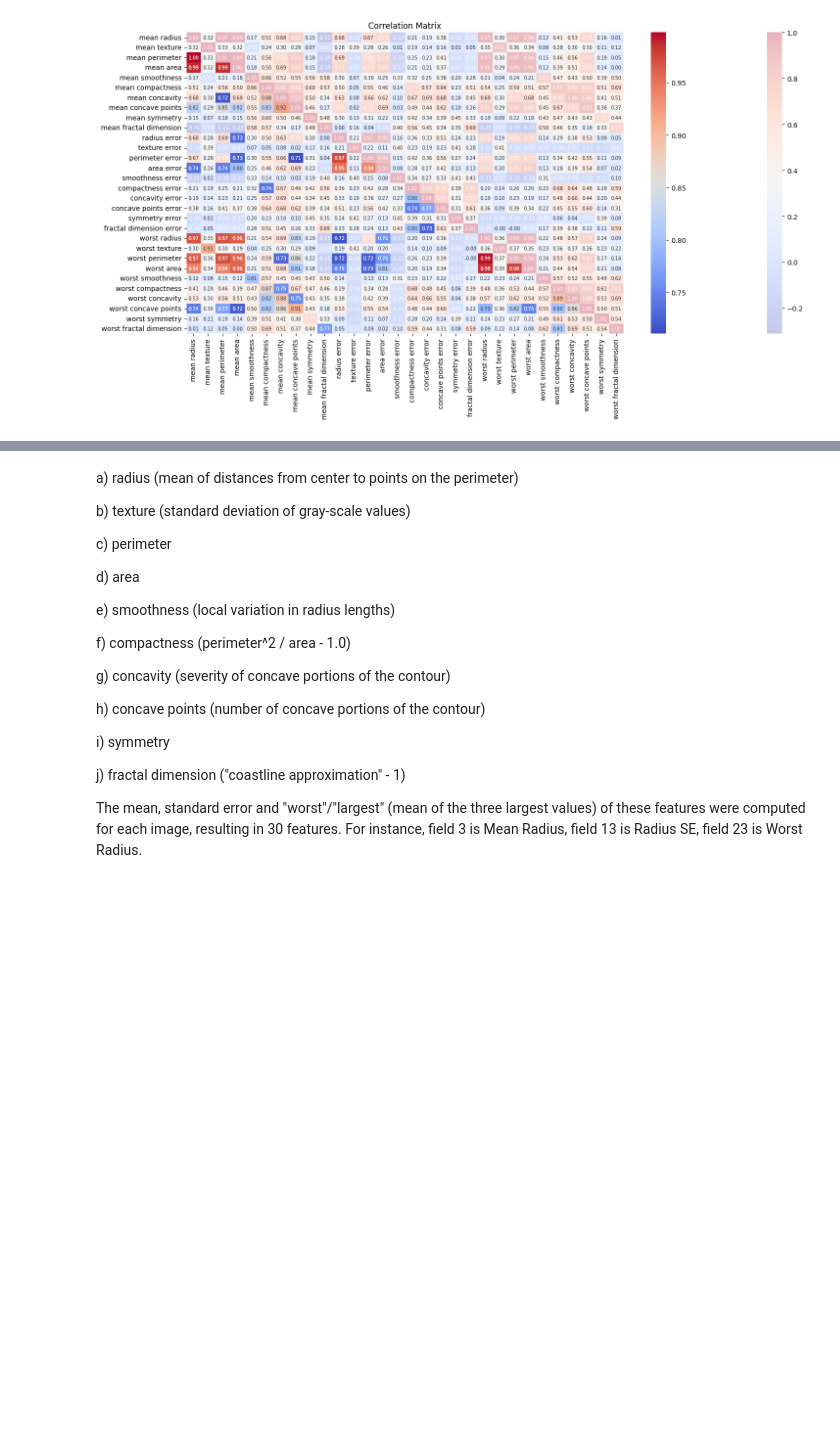
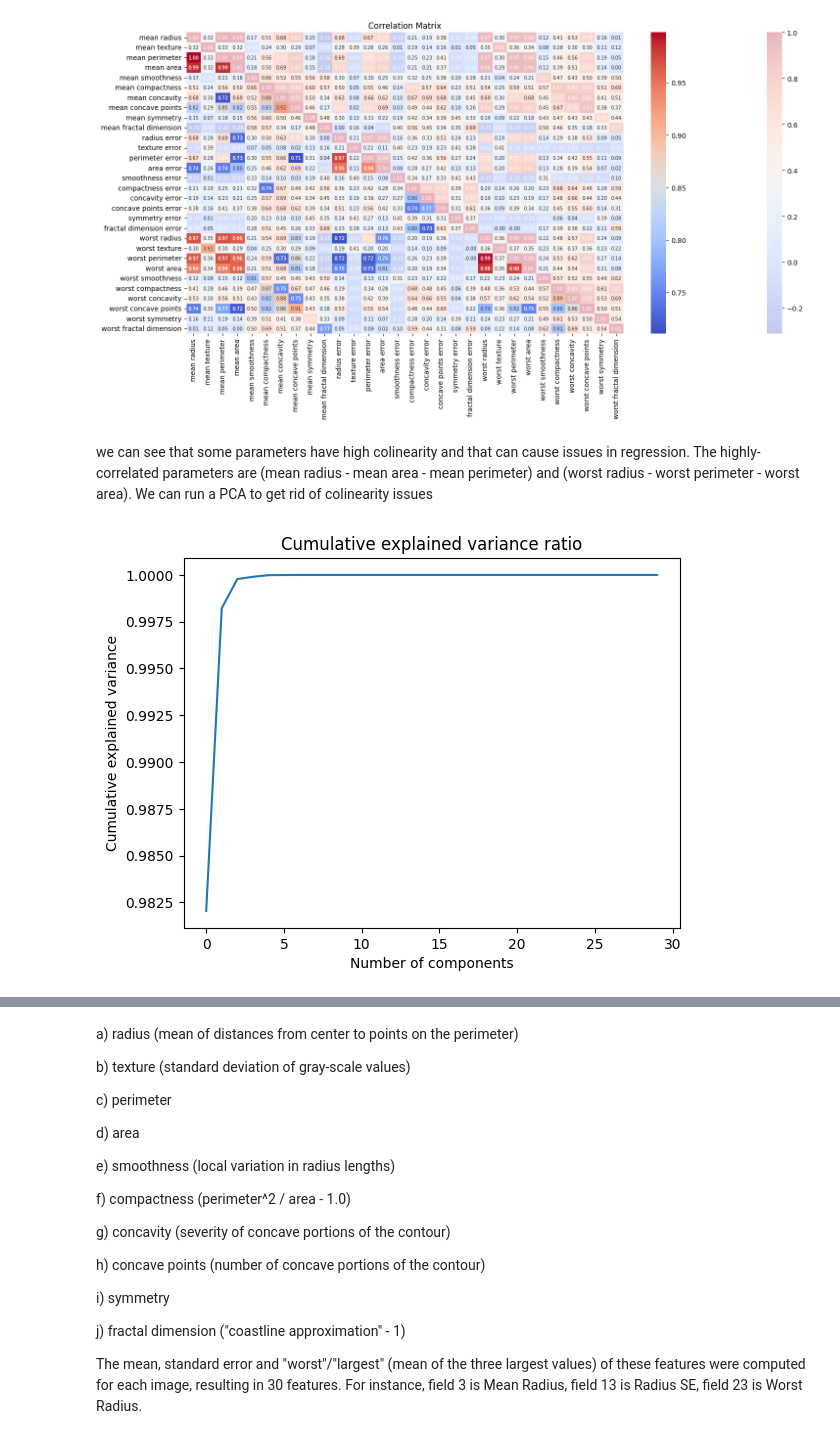
Before and after one commit to ignasiialemany/website_posts, a Jupyter notebook: LogisticRegression.ipynb, the cells around one changed output, grey strips where cells are left out. Cells and saved outputs as stored; diff of their text form; code cells hidden in the pictures; blank space fills up the shorter version.

Commit message:
Added PCA and building blocks for Logistic regression

```diff
--- a/LogisticRegression.ipynb
+++ b/LogisticRegression.ipynb
@@ -44,3 +44,22 @@ plt.title('Correlation Matrix')
 plt.show()
 # %% [output]
 [figure]
+# %% [markdown]
+we can see that some parameters have high colinearity and that can cause issues in regression. The highly-correlated parameters are (mean radius - mean area - mean perimeter) and (worst radius - worst perimeter - worst area). We can run a PCA to get rid of colinearity issues
+# %%
+#can we apply PCA to reduce the dimensionality?
+from sklearn.decomposition import PCA
+pca = PCA()
+X_pca = pca.fit_transform(X)
+
+eigenvalues = pca.explained_variance_
+explained_variance_ratio = pca.explained_variance_ratio_
+cumulative_explained_variance_ratio = np.cumsum(explained_variance_ratio)
+
+plt.plot(cumulative_explained_variance_ratio)
+plt.xlabel('Number of components')
+plt.ylabel('Cumulative explained variance')
+plt.title('Cumulative explained variance ratio')
+plt.show()
+# %% [output]
+[figure, added]
```
Also changed, not shown: parts of 12 cells of this notebook.
